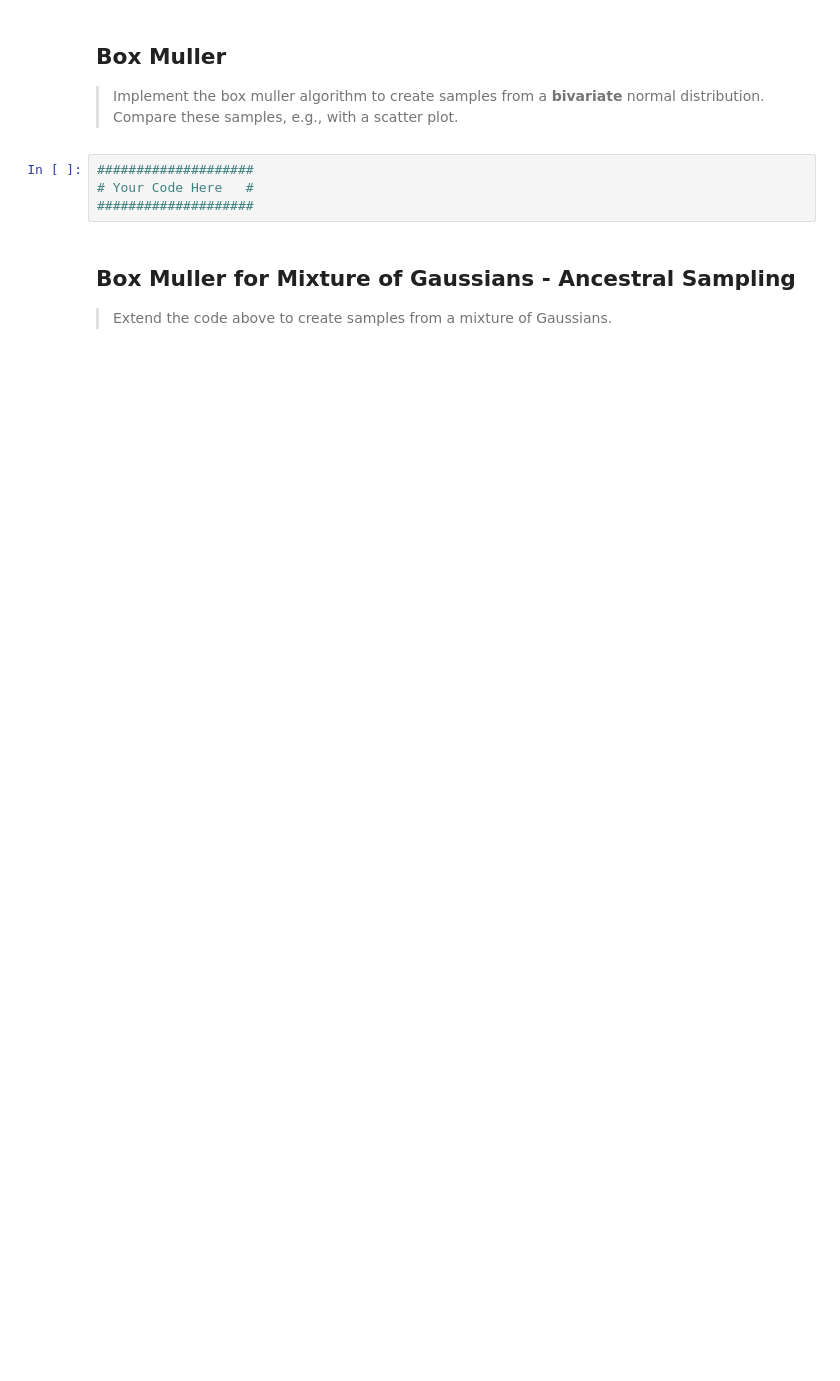
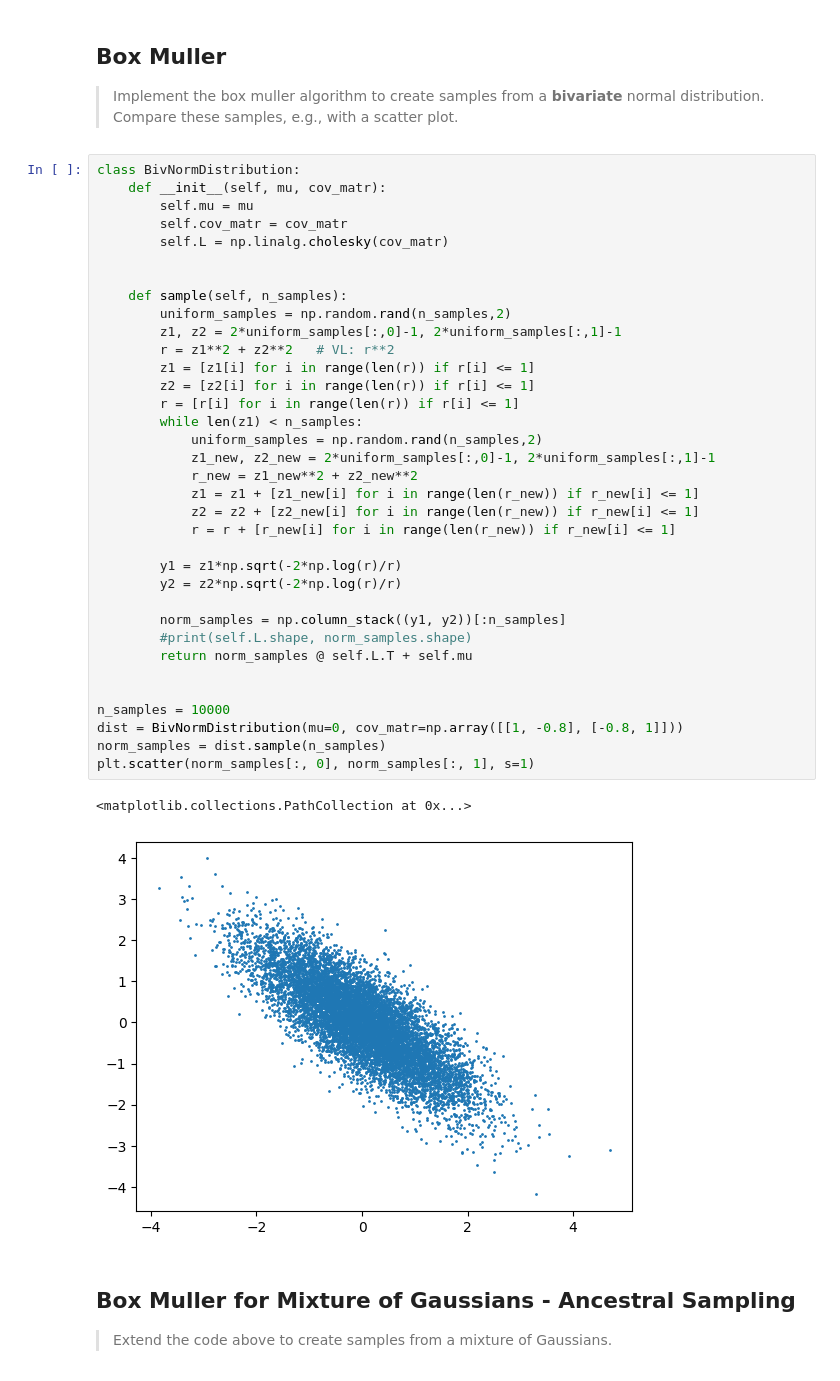
Before and after one commit to KlaraGtknst/PatRec2_SoSe24, a Jupyter notebook: 08_basic_sampling.ipynb, the cells around one changed output. Cells and saved outputs as stored; diff of their text form; blank space fills up the shorter version.

```diff
--- a/08_basic_sampling.ipynb
+++ b/08_basic_sampling.ipynb
@@ -95,10 +125,44 @@ y = dist.sample(n_samples)
 ## Box Muller
 
 > Implement the box muller algorithm to create samples from a **bivariate** normal distribution. Compare these samples, e.g., with a scatter plot.
-# %%
-####################
-# Your Code Here   #
-####################
+# %%
+class BivNormDistribution:
+    def __init__(self, mu, cov_matr):
+        self.mu = mu
+        self.cov_matr = cov_matr
+        self.L = np.linalg.cholesky(cov_matr)
+
+
+    def sample(self, n_samples):
+        uniform_samples = np.random.rand(n_samples,2)
+        z1, z2 = 2*uniform_samples[:,0]-1, 2*uniform_samples[:,1]-1
+        r = z1**2 + z2**2   # VL: r**2
+        z1 = [z1[i] for i in range(len(r)) if r[i] <= 1]
+        z2 = [z2[i] for i in range(len(r)) if r[i] <= 1]
+        r = [r[i] for i in range(len(r)) if r[i] <= 1]
+        while len(z1) < n_samples:
+            uniform_samples = np.random.rand(n_samples,2)
+            z1_new, z2_new = 2*uniform_samples[:,0]-1, 2*uniform_samples[:,1]-1
+            r_new = z1_new**2 + z2_new**2
+            z1 = z1 + [z1_new[i] for i in range(len(r_new)) if r_new[i] <= 1]
+            z2 = z2 + [z2_new[i] for i in range(len(r_new)) if r_new[i] <= 1]
+            r = r + [r_new[i] for i in range(len(r_new)) if r_new[i] <= 1]
+
+        y1 = z1*np.sqrt(-2*np.log(r)/r)
+        y2 = z2*np.sqrt(-2*np.log(r)/r)
+
+        norm_samples = np.column_stack((y1, y2))[:n_samples]
+        #print(self.L.shape, norm_samples.shape)
+        return norm_samples @ self.L.T + self.mu
+
+
+n_samples = 10000
+dist = BivNormDistribution(mu=0, cov_matr=np.array([[1, -0.8], [-0.8, 1]]))
+norm_samples = dist.sample(n_samples)
+plt.scatter(norm_samples[:, 0], norm_samples[:, 1], s=1)
+# %% [output]
+<matplotlib.collections.PathCollection at 0x...>
+[figure, added]
 # %% [markdown]
 ## Box Muller for Mixture of Gaussians - Ancestral Sampling
 
```
Also changed, not shown: parts of 13 cells of this notebook.
